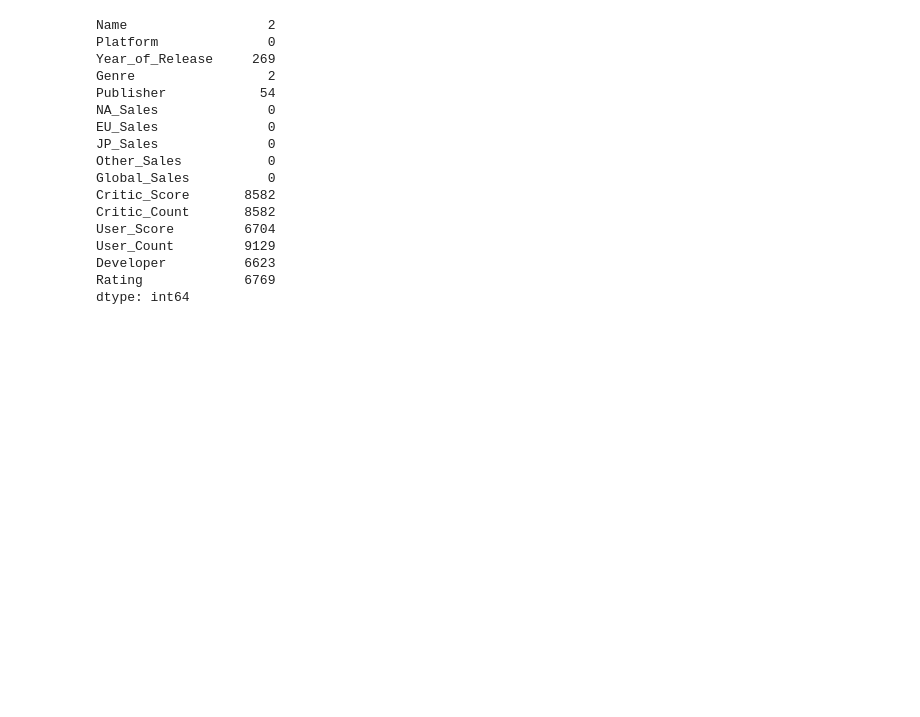
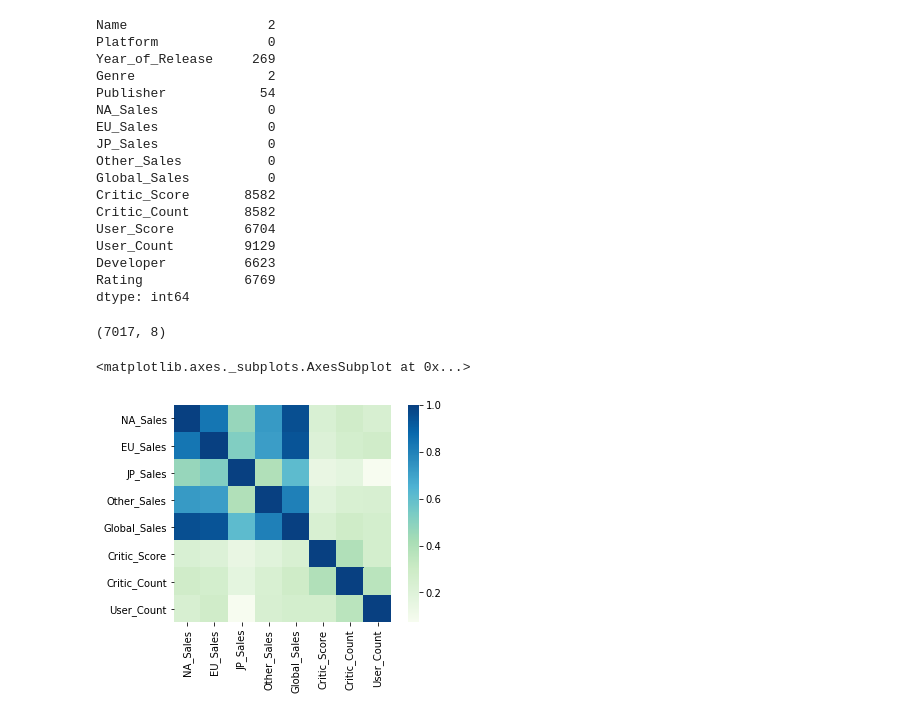
Before and after one commit to Mist3r-R/da-hse-sse-2020, a Jupyter notebook: 15.02_Rogovets.ipynb, the cells around one changed output. Cells and saved outputs as stored; diff of their text form; code cells hidden in the pictures; blank space fills up the shorter version.

```diff
--- a/15.02_Rogovets.ipynb
+++ b/15.02_Rogovets.ipynb
@@ -272,3 +292,17 @@ User_Count         9129
 Developer          6623
 Rating             6769
 dtype: int64
+# %%
+df.drop(columns=['Name', 'Platform', 'Year_of_Release', 'Publisher', 'User_Score', 'Developer', 'Genre', 'Rating'], inplace=True)
+# %%
+df.dropna(inplace=True)
+df.shape
+# %% [output]
+(7017, 8)
+# %%
+cols = df.columns
+cor = df[cols].corr()
+sns.heatmap(cor, square = True, cmap='GnBu')
+# %% [output]
+<matplotlib.axes._subplots.AxesSubplot at 0x...>
+[figure, added]
```
Also changed, not shown: parts of 23 cells of this notebook.
